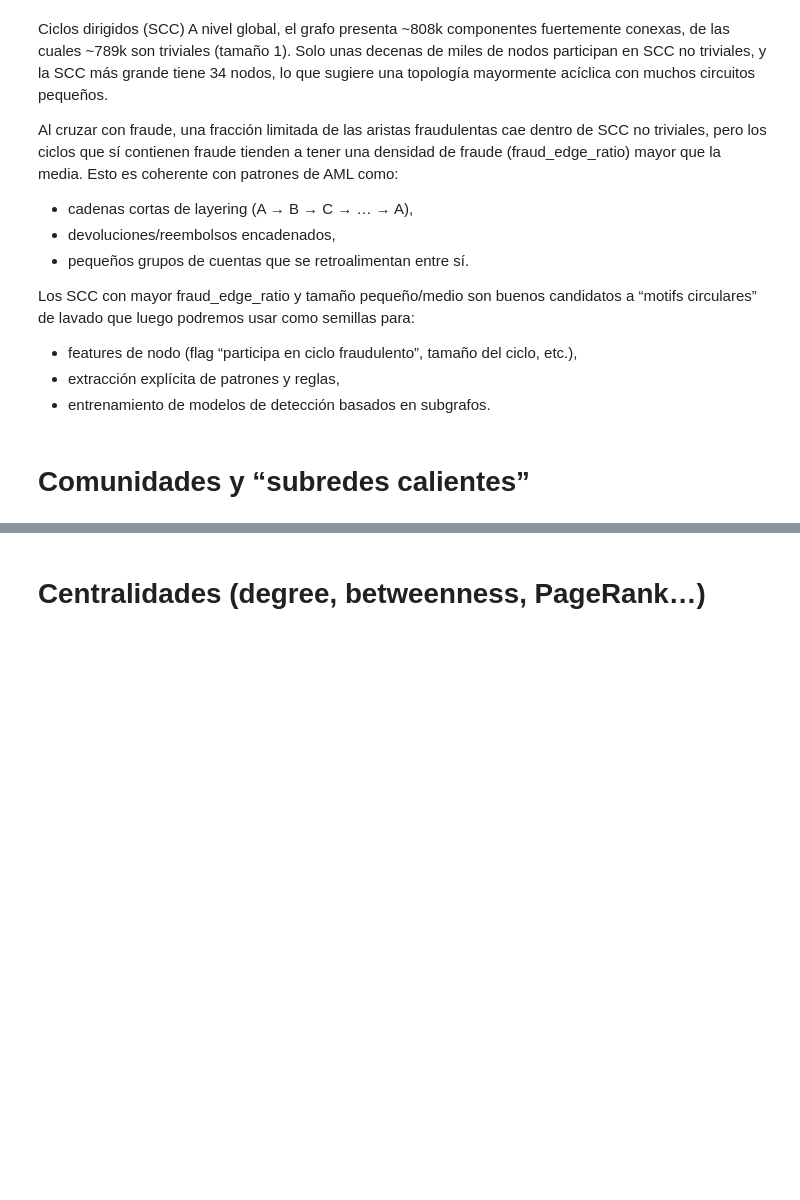
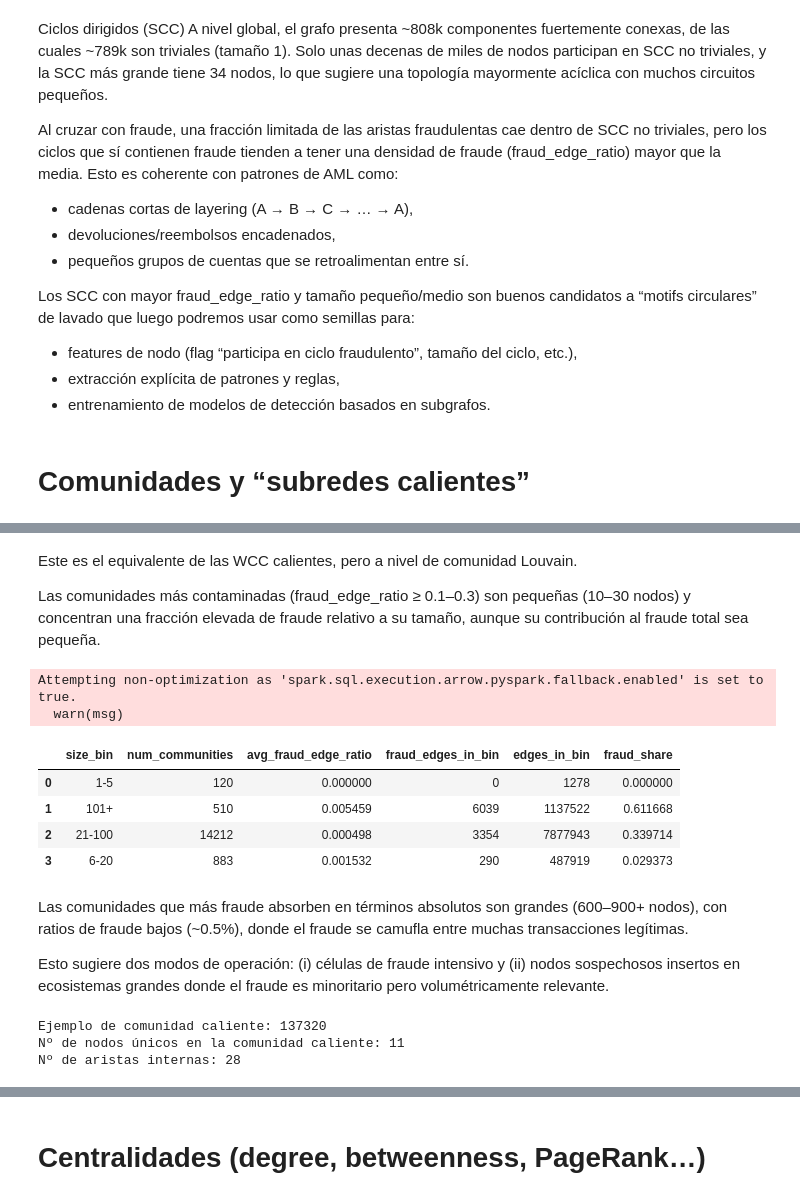
Before and after one commit to IngElecPuc/KaggleChallenges, a Jupyter notebook: Anti Money Laundering Transaction Data/EDA Topológico.ipynb, the cells around one changed output, grey strips where cells are left out. Cells and saved outputs as stored; diff of their text form; code cells hidden in the pictures; blank space fills up the shorter version.

```diff
--- a/Anti Money Laundering Transaction Data/EDA Topológico.ipynb
+++ b/Anti Money Laundering Transaction Data/EDA Topológico.ipynb
@@ -1280,0 +1545,78 @@ Los SCC con mayor fraud_edge_ratio y tamaño pequeño/medio son buenos candidato
+# %% [markdown]
+Este es el equivalente de las WCC calientes, pero a nivel de comunidad Louvain.
+
+Las comunidades más contaminadas (fraud_edge_ratio ≥ 0.1–0.3) son pequeñas (10–30 nodos) y concentran una fracción elevada de fraude relativo a su tamaño, aunque su contribución al fraude total sea pequeña.
+# %%
+#Análisis bivariado de tamaño vs densidad de fraude para ver si el "calor" se da en comunidades pequeñas/medianas/grandes
+comm_bins = (
+    comm_summary
+    .withColumn(
+        "size_bin",
+        F.when(F.col("num_nodes") <= 5, "1-5")
+         .when(F.col("num_nodes") <= 20, "6-20")
+         .when(F.col("num_nodes") <= 100, "21-100")
+         .otherwise("101+")
+    )
+    .groupBy("size_bin")
+    .agg(
+        F.count("*").alias("num_communities"),
+        F.avg("fraud_edge_ratio").alias("avg_fraud_edge_ratio"),
+        F.sum("num_fraud_edges").alias("fraud_edges_in_bin"),
+        F.sum("num_edges").alias("edges_in_bin")
+    )
+    .withColumn(
+        "fraud_share",
+        F.col("fraud_edges_in_bin") / F.lit(total_fraud_edges)
+    )
+    .orderBy("size_bin")
+)
+
+comm_bins_pdf = comm_bins.toPandas()
+comm_bins_pdf
+# %% [output]
+Attempting non-optimization as 'spark.sql.execution.arrow.pyspark.fallback.enabled' is set to true.
+  warn(msg)
+|  | size_bin | num_communities | avg_fraud_edge_ratio | fraud_edges_in_bin | edges_in_bin | fraud_share |
+| 0 | 1-5 | 120 | 0.000000 | 0 | 1278 | 0.000000 |
+| 1 | 101+ | 510 | 0.005459 | 6039 | 1137522 | 0.611668 |
+| 2 | 21-100 | 14212 | 0.000498 | 3354 | 7877943 | 0.339714 |
+| 3 | 6-20 | 883 | 0.001532 | 290 | 487919 | 0.029373 |
+# %% [markdown]
+Las comunidades que más fraude absorben en términos absolutos son grandes (600–900+ nodos), con ratios de fraude bajos (~0.5%), donde el fraude se camufla entre muchas transacciones legítimas.
+
+Esto sugiere dos modos de operación: (i) células de fraude intensivo y (ii) nodos sospechosos insertos en ecosistemas grandes donde el fraude es minoritario pero volumétricamente relevante.
+# %%
+# Ejemplo de subred caliente (subgrafo) para inspección
+import pandas as pd
+import networkx as nx
+
+# Tomamos la comunidad más caliente según el criterio anterior
+hot_comm_id = int(suspicious_communities_pdf["louvain_id"].iloc[0])
+print("Ejemplo de comunidad caliente:", hot_comm_id)
+
+hot_comm_query = """
+MATCH (a:Account)-[r:TX]->(b:Account)
+WHERE a.louvain_id = $cid AND b.louvain_id = $cid
+RETURN
+  a.account_number AS src,
+  b.account_number AS dst,
+  r.amount         AS amount,
+  r.is_laundering  AS is_laundering
+"""
+
+hot_edges_pdf = graph.run(hot_comm_query, cid=hot_comm_id).to_data_frame()
+print("Nº de nodos únicos en la comunidad caliente:",
+      pd.unique(hot_edges_pdf[["src", "dst"]].values.ravel()).shape[0])
+print("Nº de aristas internas:", len(hot_edges_pdf))
+
+G_hot = nx.from_pandas_edgelist(
+    hot_edges_pdf,
+    source="src",
+    target="dst",
+    edge_attr=["amount", "is_laundering"],
+    create_using=nx.DiGraph()
+)
+# %% [output]
+Ejemplo de comunidad caliente: 137320
+Nº de nodos únicos en la comunidad caliente: 11
+Nº de aristas internas: 28
```
Also changed, not shown: parts of 29 cells of this notebook.
